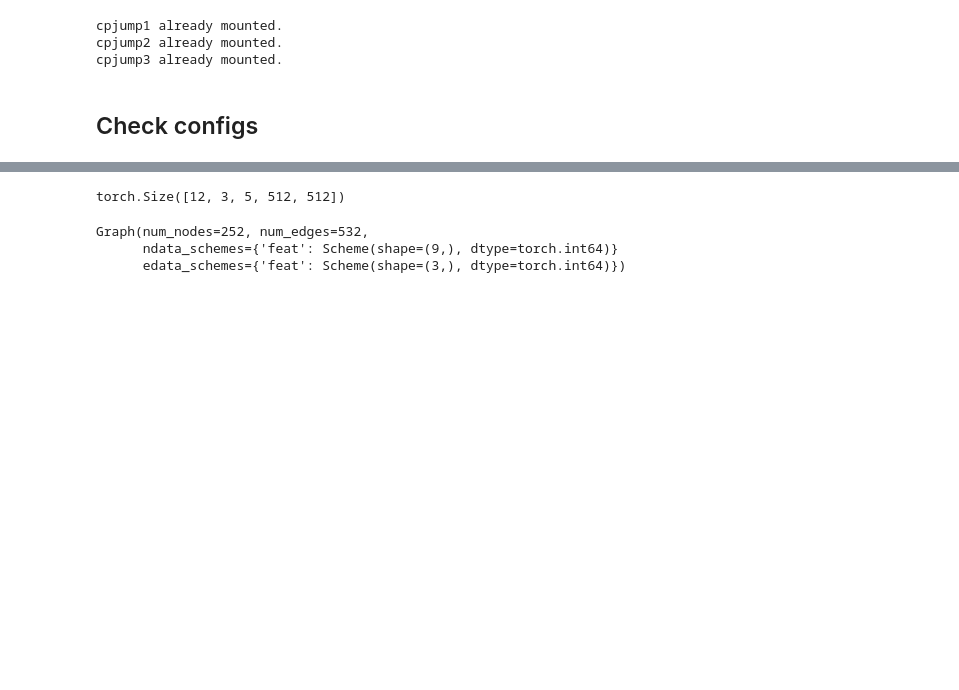
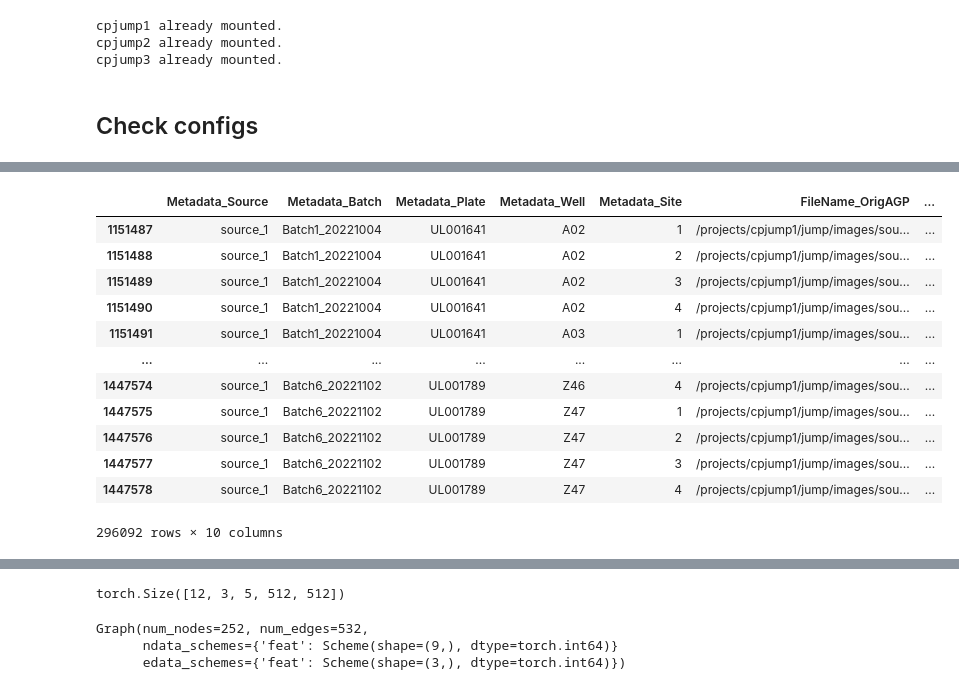
Before and after one commit to gwatkinson/jump_models, a Jupyter notebook: notebooks/4.1-gw-multiview-dataset.ipynb, the cells around one changed output, grey strips where cells are left out. Cells and saved outputs as stored; diff of their text form; code cells hidden in the pictures; blank space fills up the shorter version.

```diff
--- a/notebooks/4.1-gw-multiview-dataset.ipynb
+++ b/notebooks/4.1-gw-multiview-dataset.ipynb
@@ -91,0 +156,16 @@ dm = instantiate(cfg.data)
+# %%
+load_df
+# %% [output]
+|  | Metadata_Source | Metadata_Batch | Metadata_Plate | Metadata_Well | Metadata_Site | FileName_OrigAGP | ... |
+| 1151487 | source_1 | Batch1_20221004 | UL001641 | A02 | 1 | /projects/cpjump1/jump/images/sou... | ... |
+| 1151488 | source_1 | Batch1_20221004 | UL001641 | A02 | 2 | /projects/cpjump1/jump/images/sou... | ... |
+| 1151489 | source_1 | Batch1_20221004 | UL001641 | A02 | 3 | /projects/cpjump1/jump/images/sou... | ... |
+| 1151490 | source_1 | Batch1_20221004 | UL001641 | A02 | 4 | /projects/cpjump1/jump/images/sou... | ... |
+| 1151491 | source_1 | Batch1_20221004 | UL001641 | A03 | 1 | /projects/cpjump1/jump/images/sou... | ... |
+| ... | ... | ... | ... | ... | ... | ... | ... |
+| 1447574 | source_1 | Batch6_20221102 | UL001789 | Z46 | 4 | /projects/cpjump1/jump/images/sou... | ... |
+| 1447575 | source_1 | Batch6_20221102 | UL001789 | Z47 | 1 | /projects/cpjump1/jump/images/sou... | ... |
+| 1447576 | source_1 | Batch6_20221102 | UL001789 | Z47 | 2 | /projects/cpjump1/jump/images/sou... | ... |
+| 1447577 | source_1 | Batch6_20221102 | UL001789 | Z47 | 3 | /projects/cpjump1/jump/images/sou... | ... |
+| 1447578 | source_1 | Batch6_20221102 | UL001789 | Z47 | 4 | /projects/cpjump1/jump/images/sou... | ... |
+296092 rows × 10 columns
```
Also changed, not shown: parts of 17 cells of this notebook, 5 other files.
